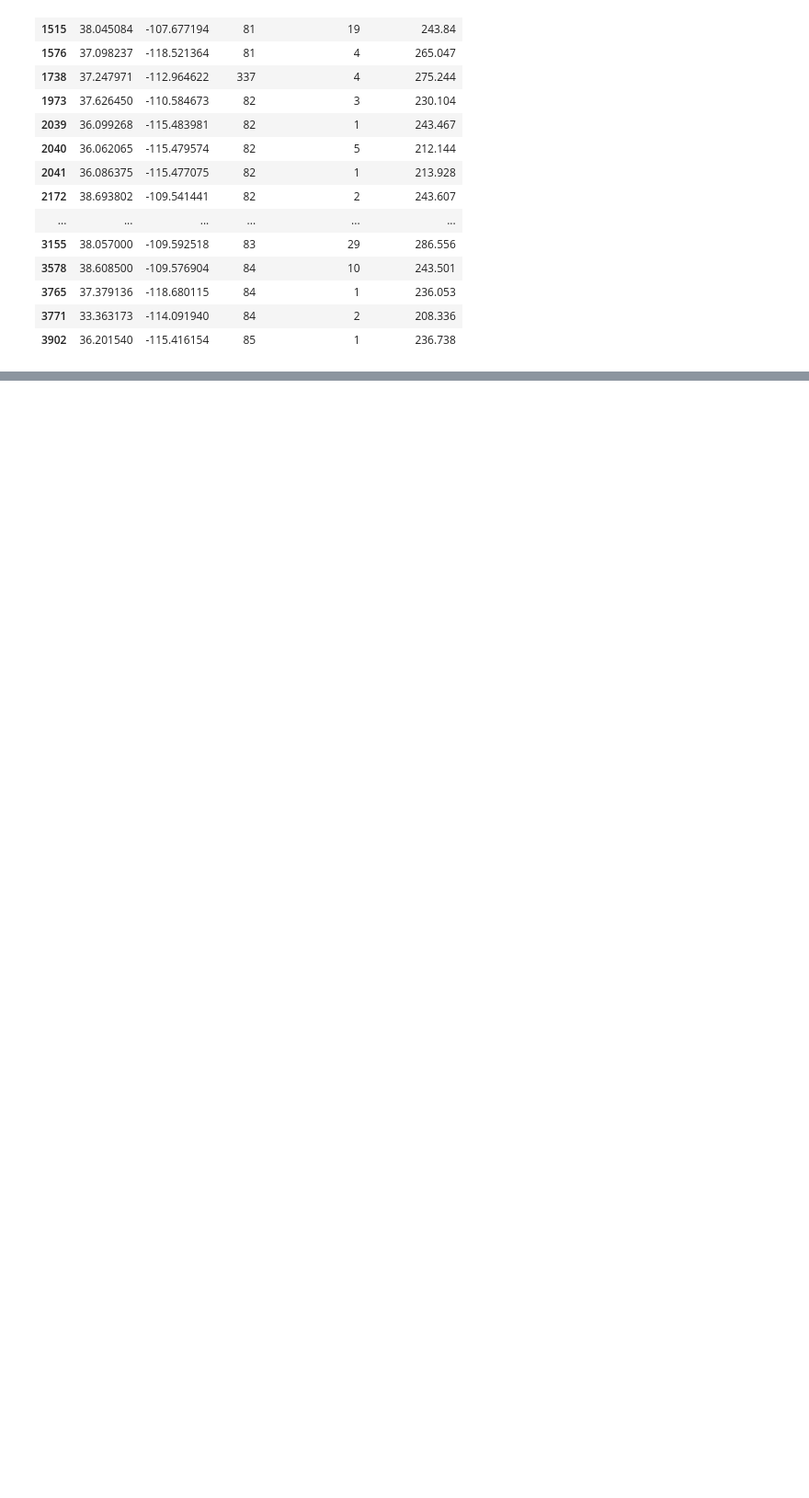
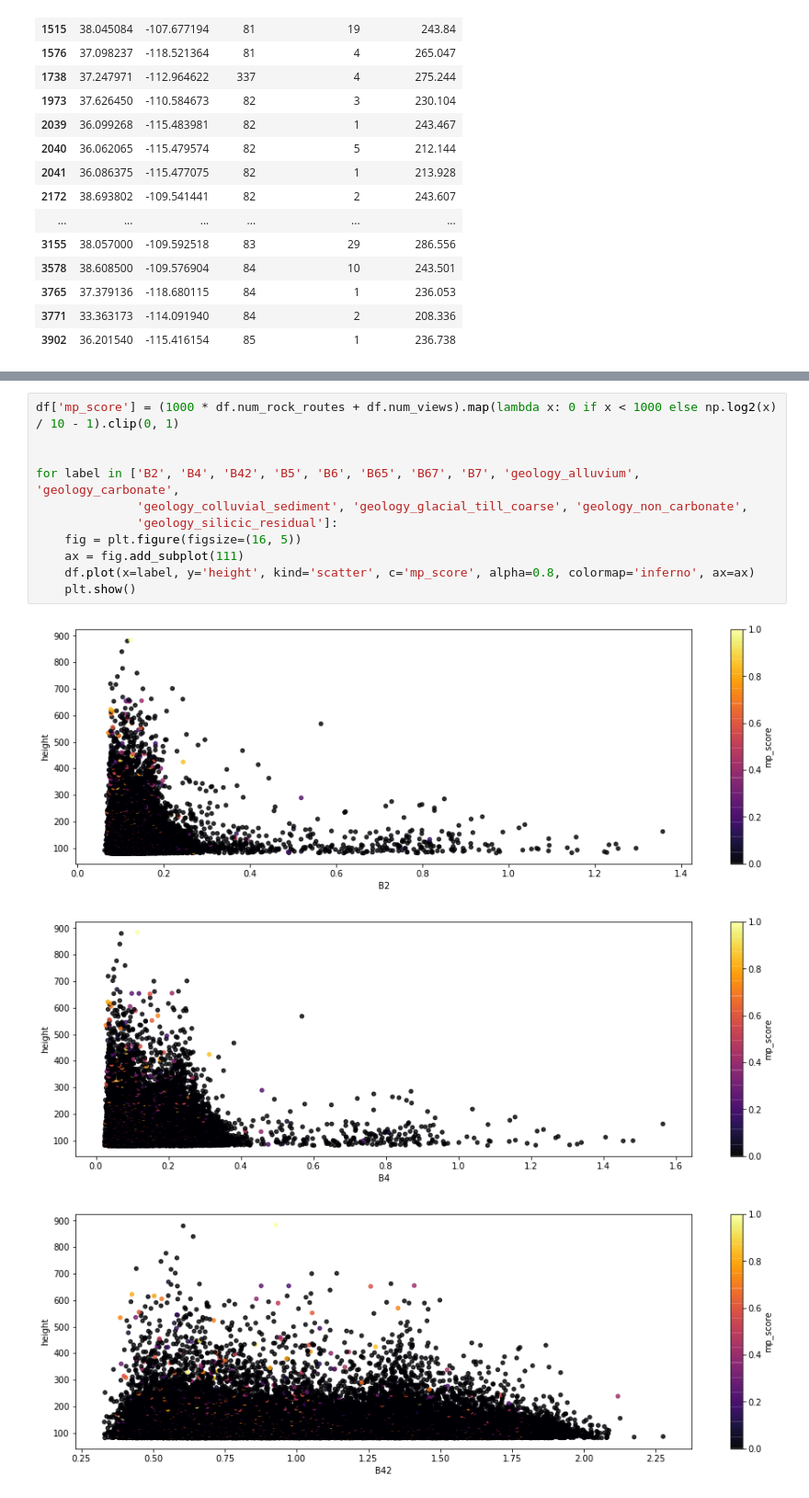
Before and after one commit to zebengberg/big-wall-finder, a Jupyter notebook: src/explore_data.ipynb, the cells around one changed output, grey strips where cells are left out. Shown at 92% size. Saved outputs shown, nothing was run; the diff lists cells and outputs as text; blank space fills up the shorter version.

```diff
--- a/src/explore_data.ipynb
+++ b/src/explore_data.ipynb
@@ -508,0 +199,15 @@ df.plot(x='mp_score', y='road_within_1000m', kind='scatter')
+# %%
+df['mp_score'] = (1000 * df.num_rock_routes + df.num_views).map(lambda x: 0 if x < 1000 else np.log2(x) / 10 - 1).clip(0, 1)
+
+
+for label in ['B2', 'B4', 'B42', 'B5', 'B6', 'B65', 'B67', 'B7', 'geology_alluvium', 'geology_carbonate',
+              'geology_colluvial_sediment', 'geology_glacial_till_coarse', 'geology_non_carbonate',
+              'geology_silicic_residual']:
+    fig = plt.figure(figsize=(16, 5))
+    ax = fig.add_subplot(111)
+    df.plot(x=label, y='height', kind='scatter', c='mp_score', alpha=0.8, colormap='inferno', ax=ax)
+    plt.show()
+# %% [output]
+[figure, added]
+[figure, added]
+[figure, added]
```
Also changed, not shown: parts of 61 cells of this notebook, 1 other file.
